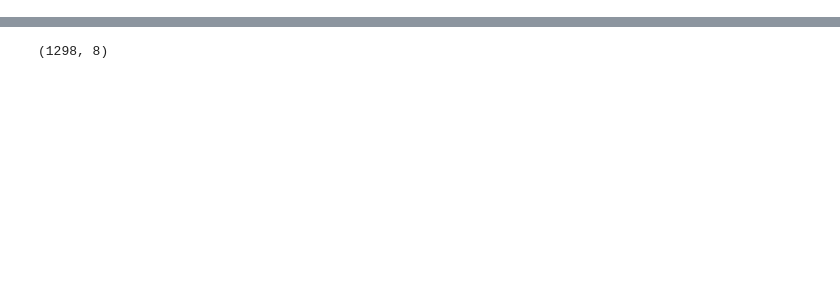
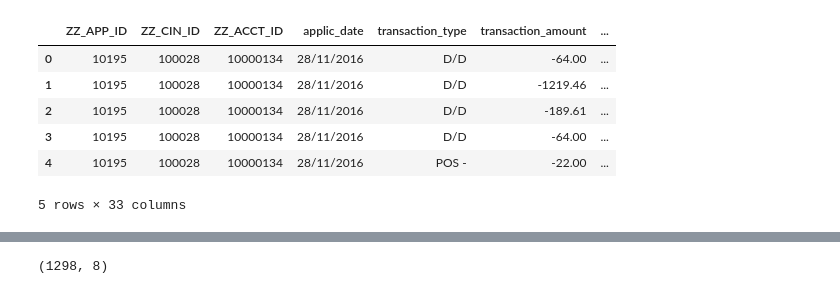
Before and after one commit to jinnashravan/SJHello, a Jupyter notebook: matt_logic.ipynb, the cells around one changed output, grey strips where cells are left out. Cells and saved outputs as stored; diff of their text form; code cells hidden in the pictures; blank space fills up the shorter version.

```diff
--- a/matt_logic.ipynb
+++ b/matt_logic.ipynb
@@ -2,5 +2,16 @@
 import pandas as pd
 import numpy as np
 # %%
-start = pd.read_csv('C:/Users/sxj335/PycharmProjects/Pytest/data/sample_2_pre_100028.csv', encoding="ISO-8859-1", low_memory=False)
+start_full = pd.read_csv('/Users/sj/Downloads/Test-master/sample_2_pre_100028.csv', encoding="ISO-8859-1", low_memory=False)
+# %%
+start_full['uin'] = start_full.index + 1000
+start_full.head(5)
+# %% [output]
+|  | ZZ_APP_ID | ZZ_CIN_ID | ZZ_ACCT_ID | applic_date | transaction_type | transaction_amount | ... |
+| 0 | 10195 | 100028 | 10000134 | 28/11/2016 | D/D | -64.00 | ... |
+| 1 | 10195 | 100028 | 10000134 | 28/11/2016 | D/D | -1219.46 | ... |
+| 2 | 10195 | 100028 | 10000134 | 28/11/2016 | D/D | -189.61 | ... |
+| 3 | 10195 | 100028 | 10000134 | 28/11/2016 | D/D | -64.00 | ... |
+| 4 | 10195 | 100028 | 10000134 | 28/11/2016 | POS - | -22.00 | ... |
+5 rows × 33 columns
 # %%
```
Also changed, not shown: parts of 46 cells of this notebook.
